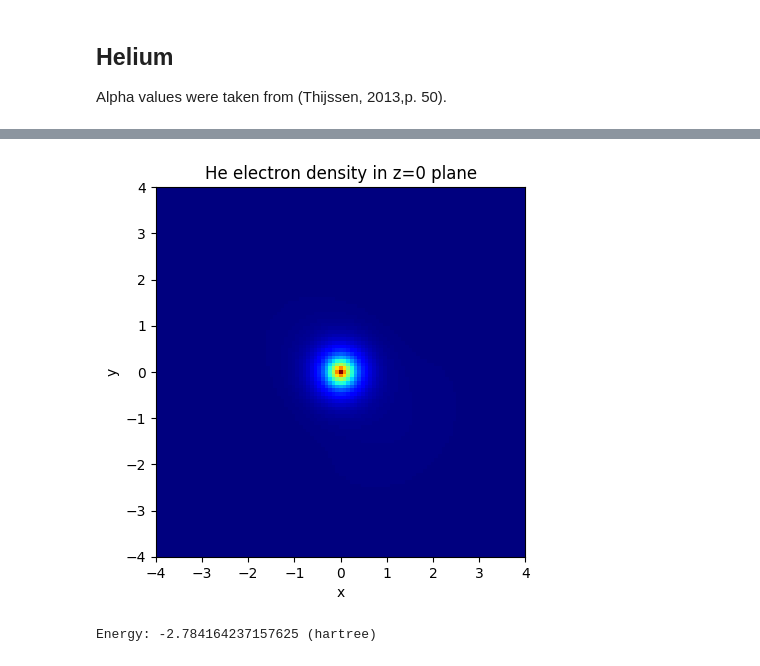
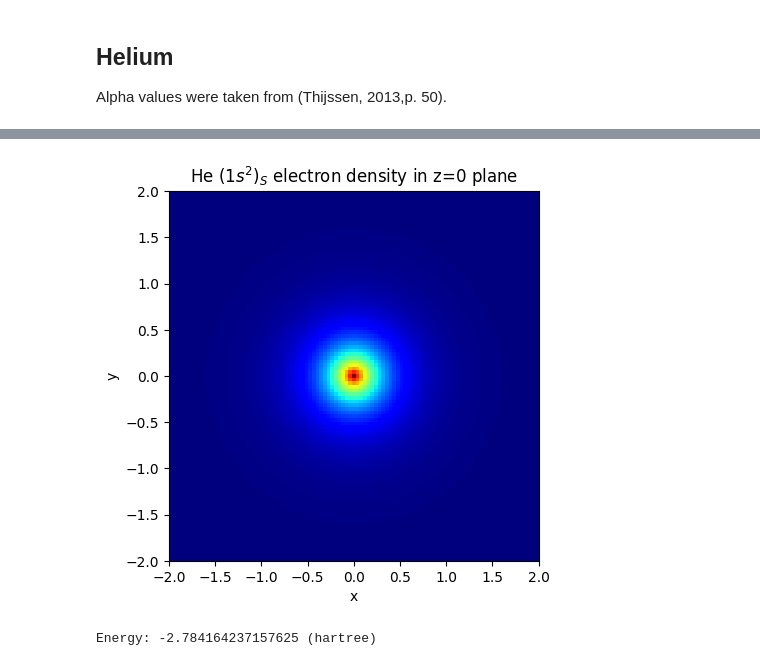
Before and after one commit to Williame33445/physics-projects, a Jupyter notebook: hartree_fock/hartree-fock-calculations.ipynb, the cells around one changed output, grey strips where cells are left out. Saved outputs shown, nothing was run; the diff lists cells and outputs as text; code cells hidden in the pictures.

```diff
--- a/hartree_fock/hartree-fock-calculations.ipynb
+++ b/hartree_fock/hartree-fock-calculations.ipynb
@@ -118,7 +118,7 @@ def zPlaneDensityPlot(low,high,N,electrons,GTOs,atomName):
 Alpha values were taken from (Thijssen, 2013,p. 50).
 # %%
 #sets up 3ZaPa-NR-CV Helium basis set (should be better for excited states)
-GTOsHe = getGuassians("3ZaPa-NR-CV", 2, np.zeros(3), basisType="primitive")
+GTOsHe = getGuassians("4ZaPa-NR-CV", 2, np.zeros(3), basisType="primitive")
 
 #simulation parameters
 Zs = [2]
@@ -132,3 +132,9 @@ rep = RepGTO(GTOsHe, Zs, nucPos)
 ups = rep.normaliseList([[1 for i in range(len(GTOsHe))]])
 downs = rep.normaliseList([[1 for i in range(len(GTOsHe))]])
 EGuess = -2.8
+
+E1s1s_S, HeElec1s1s_S = iterateHF(ups, downs, rep, EGuess, maxError, lambda s: takeGroundEigStates(s,2))
+E1s2s_T, HeElec1s2s_T = iterateHF(ups, downs, rep, EGuess, maxError, lambda s: takeLthExcitedSpin(s,2,0,"up"))
+E1s2p_T, HeElec1s2p_T = iterateHF(ups, downs, rep, EGuess, maxError, lambda s: takeLthExcitedSpin(s,2,1,"up"))
+E1s2s_S, HeElec1s2s_S = iterateHF(ups, downs, rep, EGuess, maxError, lambda s: takeLthExcitedSpin(s,2,1,"down"))
+E1s2p_S, HeElec1s2p_S = iterateHF(ups, downs, rep, EGuess, maxError, lambda s: takeLthExcitedSpin(s,2,2,"down"))
@@ -165,5 +140,0 @@ print(HeElec7[0].ds)
-# %%
-zPlaneDensityPlot(-4,4,50,HeElec2,GTOsHe,"He")
-#why is asymetry so weak (better graph) + it seems to be asymetric (could getType be wrong for P)
-# %% [output]
-[figure, removed]
@@ -170,3 +153,8 @@ zPlaneDensityPlot(-4,4,50,HeElec2,GTOsHe,"He")
+# %%
+#asymetries tend to be hard to see for the intial excited states, [-4,4] size tends to be the best size
+zPlaneDensityPlot(-2,2,50,HeElec1s1s_S,GTOsHe,r"He $(1s^2)_S$")
+# %% [output]
+[figure, added]
 # %%
 #same calculation but with contracted set
 
```
Also changed, not shown: parts of 3 cells of this notebook, 1 other file.
